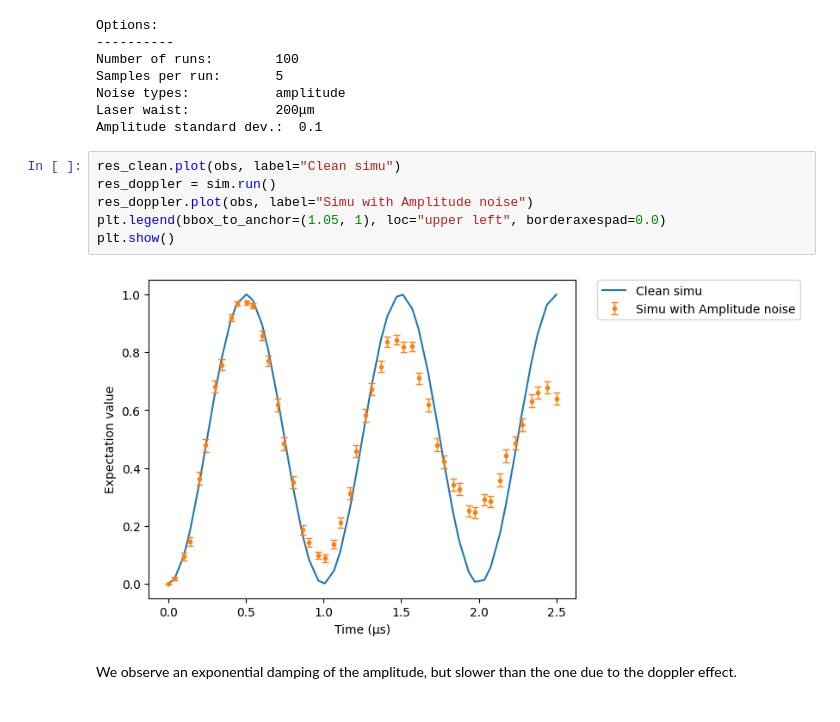
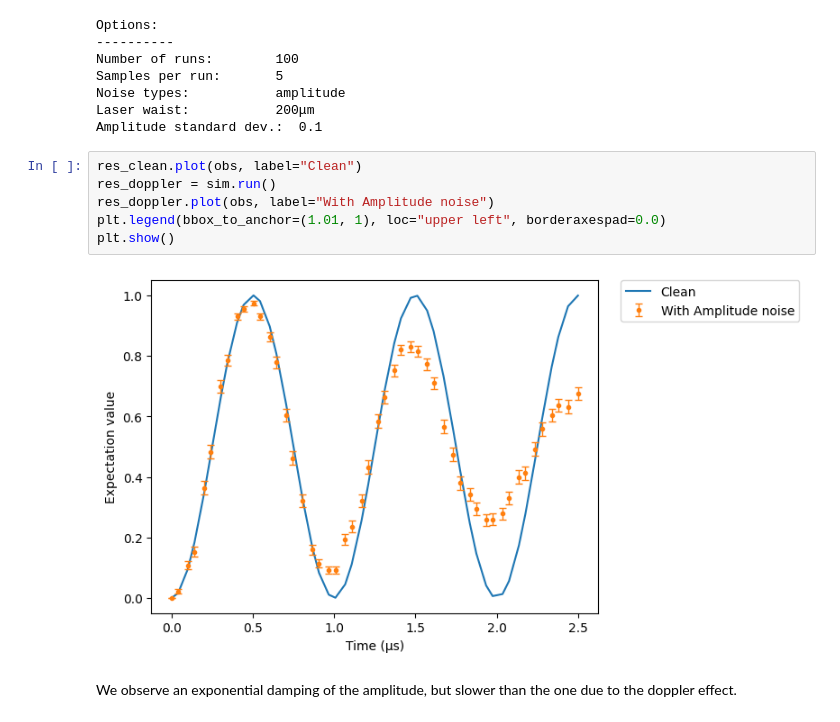
Before and after one commit to pasqal-io/Pulser, a Jupyter notebook: tutorials/advanced_features/Simulating with laser noises.ipynb, the cells around one changed output. Saved outputs shown, nothing was run; the diff lists cells and outputs as text.

```diff
--- a/tutorials/advanced_features/Simulating with laser noises.ipynb
+++ b/tutorials/advanced_features/Simulating with laser noises.ipynb
@@ -129,13 +129,13 @@ Noise types:           amplitude
 Laser waist:           200μm
 Amplitude standard dev.:  0.1
 # %%
-res_clean.plot(obs, label="Clean simu")
+res_clean.plot(obs, label="Clean")
 res_doppler = sim.run()
-res_doppler.plot(obs, label="Simu with Amplitude noise")
-plt.legend(bbox_to_anchor=(1.05, 1), loc="upper left", borderaxespad=0.0)
+res_doppler.plot(obs, label="With Amplitude noise")
+plt.legend(bbox_to_anchor=(1.01, 1), loc="upper left", borderaxespad=0.0)
 plt.show()
 # %% [output]
-[figure, old version]
+[figure, new version]
 # %% [markdown]
 We observe an exponential damping of the amplitude, but slower than the one due to the doppler effect.
 # %% [markdown]
```
Also changed, not shown: parts of 10 cells of this notebook.
